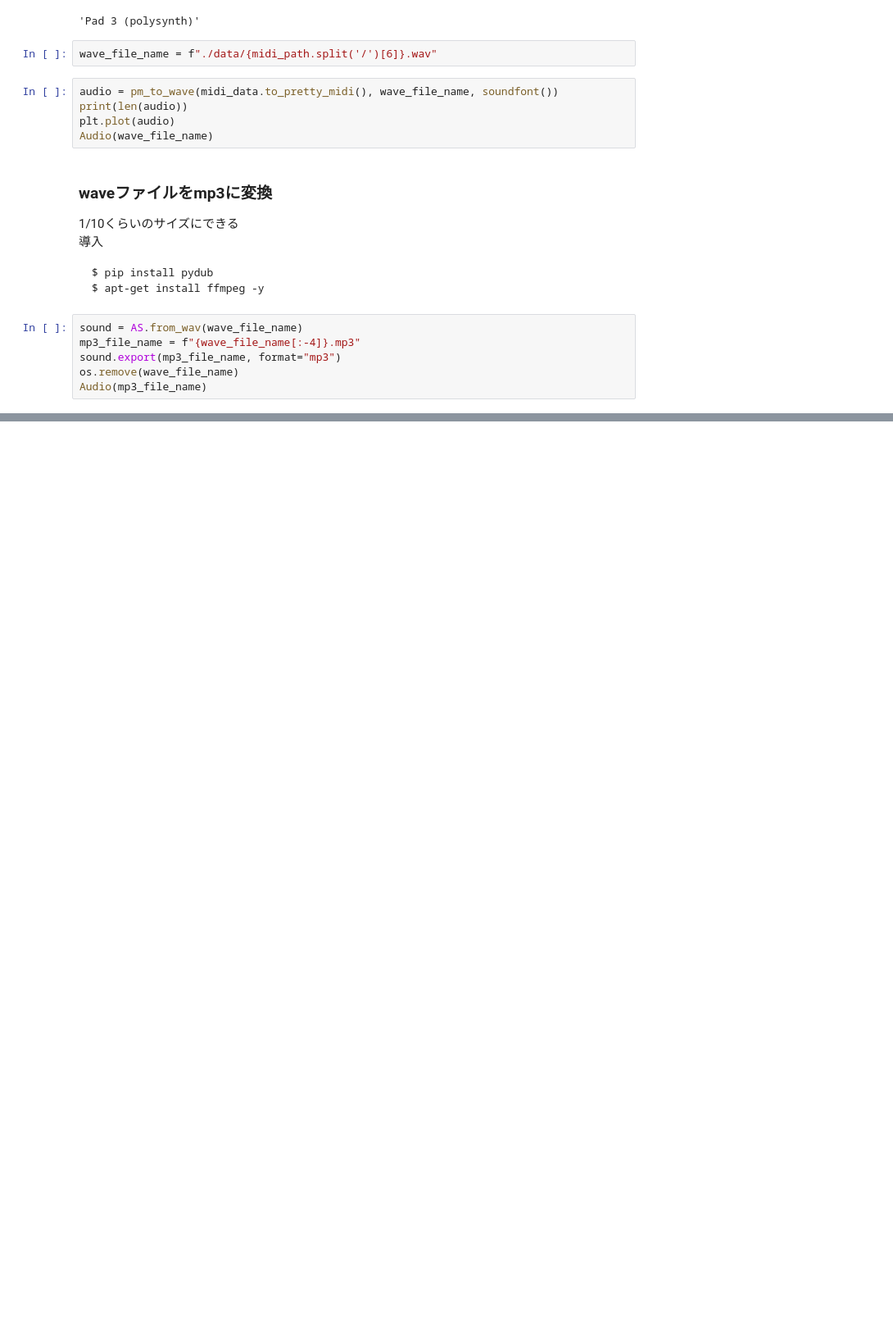
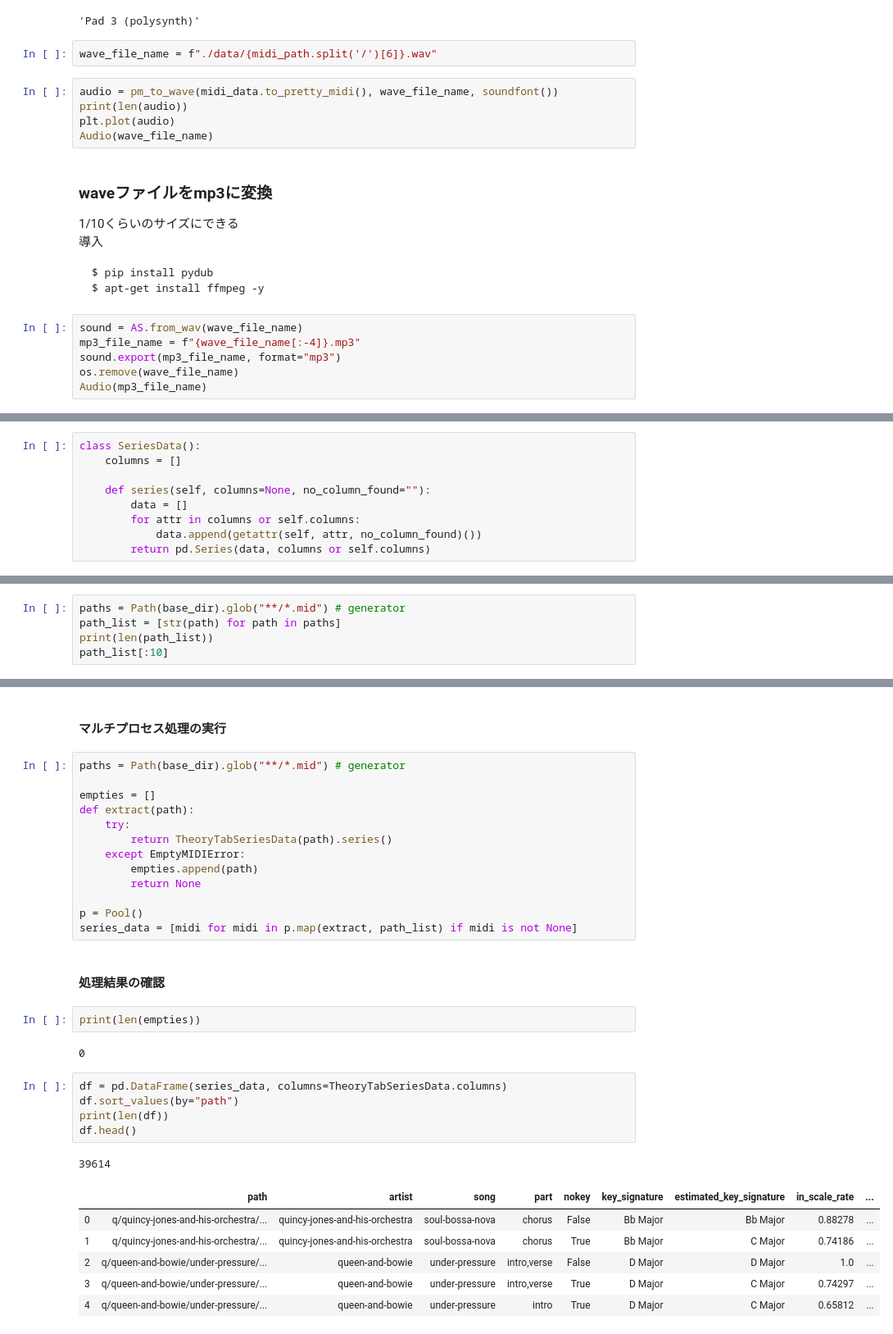
Before and after one commit to fuurin/midi, a Jupyter notebook: TheoryTab.ipynb, the cells around one changed output, grey strips where cells are left out. Shown at 82% size. Saved outputs shown, nothing was run; the diff lists cells and outputs as text; blank space fills up the shorter version.

```diff
--- a/TheoryTab.ipynb
+++ b/TheoryTab.ipynb
@@ -154,0 +146,9 @@ base_dir = "../datasets/theorytab/pianoroll"
+# %%
+class SeriesData():
+    columns = []
+
+    def series(self, columns=None, no_column_found=""):
+        data = []
+        for attr in columns or self.columns:
+            data.append(getattr(self, attr, no_column_found)())
+        return pd.Series(data, columns or self.columns)
@@ -303,0 +314,5 @@ dtype: object
+# %%
+paths = Path(base_dir).glob("**/*.mid") # generator
+path_list = [str(path) for path in paths]
+print(len(path_list))
+path_list[:10]
@@ -303,0 +331,34 @@ dtype: object
+# %% [markdown]
+#### マルチプロセス処理の実行
+# %%
+paths = Path(base_dir).glob("**/*.mid") # generator
+
+empties = []
+def extract(path):
+    try:
+        return TheoryTabSeriesData(path).series()
+    except EmptyMIDIError:
+        empties.append(path)
+        return None
+
+p = Pool()
+series_data = [midi for midi in p.map(extract, path_list) if midi is not None]
+# %% [markdown]
+#### 処理結果の確認
+# %%
+print(len(empties))
+# %% [output]
+0
+# %%
+df = pd.DataFrame(series_data, columns=TheoryTabSeriesData.columns)
+df.sort_values(by="path")
+print(len(df))
+df.head()
+# %% [output]
+39614
+|  | path | artist | song | part | nokey | key_signature | estimated_key_signature | in_scale_rate | ... |
+| 0 | q/quincy-jones-and-his-orchestra/... | quincy-jones-and-his-orchestra | soul-bossa-nova | chorus | False | Bb Major | Bb Major | 0.88278 | ... |
+| 1 | q/quincy-jones-and-his-orchestra/... | quincy-jones-and-his-orchestra | soul-bossa-nova | chorus | True | Bb Major | C Major | 0.74186 | ... |
+| 2 | q/queen-and-bowie/under-pressure/... | queen-and-bowie | under-pressure | intro,verse | False | D Major | D Major | 1.0 | ... |
+| 3 | q/queen-and-bowie/under-pressure/... | queen-and-bowie | under-pressure | intro,verse | True | D Major | C Major | 0.74297 | ... |
+| 4 | q/queen-and-bowie/under-pressure/... | queen-and-bowie | under-pressure | intro | True | D Major | C Major | 0.65812 | ... |
```
Also changed, not shown: parts of 18 cells of this notebook, 1 other file.
